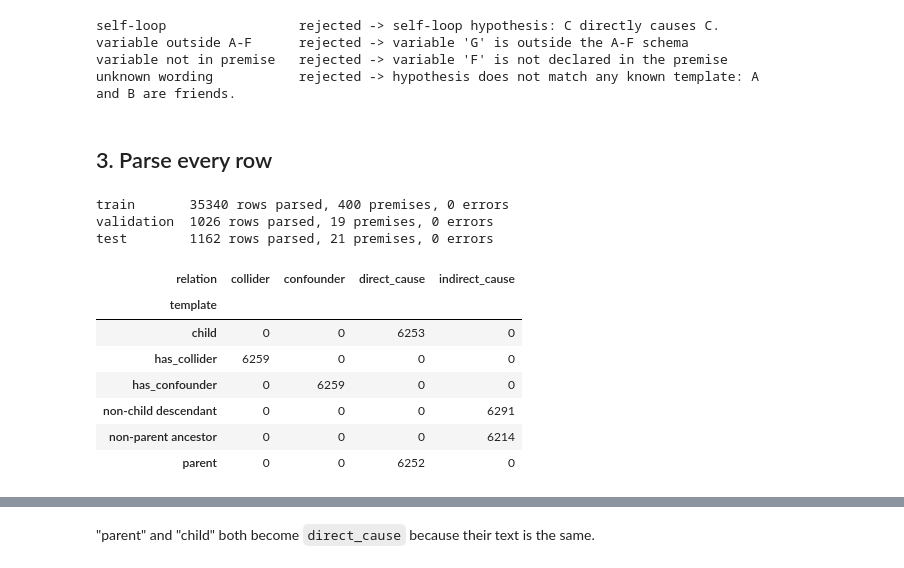
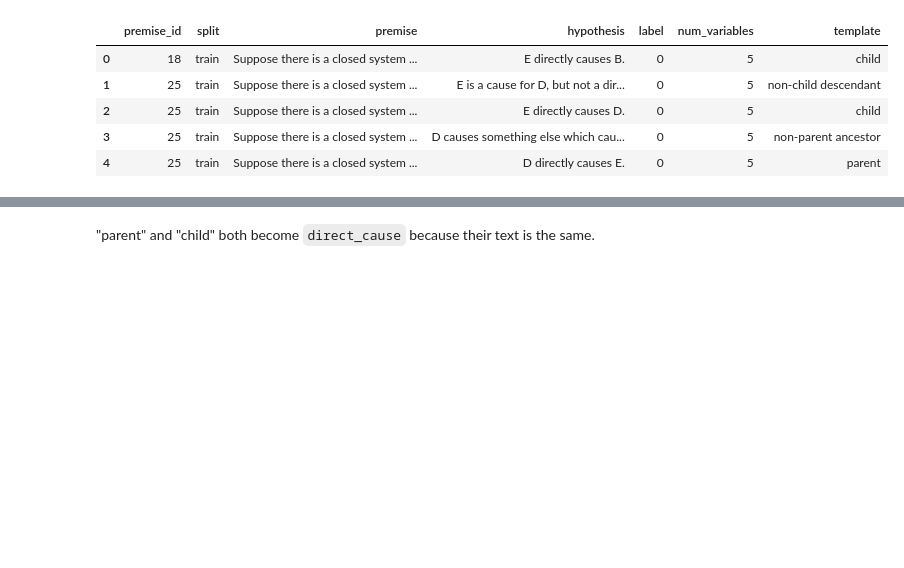
Before and after one commit to Jag2007/AI_ML_Project, a Jupyter notebook: notebooks/02_parser_pc.ipynb, the cells around one changed output, grey strips where cells are left out. Cells and saved outputs as stored; diff of their text form; code cells hidden in the pictures; blank space fills up the shorter version.

```diff
--- a/notebooks/02_parser_pc.ipynb
+++ b/notebooks/02_parser_pc.ipynb
@@ -48,47 +6,0 @@ Only the variables A–F are allowed and self-loops (A → A) are rejected. Some
-# %%
-broken = {
-    "self-loop": lambda: parse_hypothesis("C directly causes C."),
-    "variable outside A-F": lambda: parse_hypothesis("A directly causes G."),
-    "variable not in premise": lambda: parse_hypothesis("A directly causes F.", variables=facts.variables),
-    "unknown wording": lambda: parse_hypothesis("A and B are friends."),
-}
-for name, call in broken.items():
-    try:
-        call()
-        print(f"{name:<25} NOT caught")
-    except ParseError as err:
-        print(f"{name:<25} rejected -> {err}")
-# %% [output]
-self-loop                 rejected -> self-loop hypothesis: C directly causes C.
-variable outside A-F      rejected -> variable 'G' is outside the A-F schema
-variable not in premise   rejected -> variable 'F' is not declared in the premise
-unknown wording           rejected -> hypothesis does not match any known template: A and B are friends.
-# %% [markdown]
-## 3. Parse every row
-# %%
-parsed = {}
-for name, df in splits.items():
-    premises = {pid: parse_premise(p) for pid, p in zip(df["premise_id"], df["premise"])}
-    hyps = [parse_hypothesis(h, premises[pid].variables) for pid, h in zip(df["premise_id"], df["hypothesis"])]
-    parsed[name] = (premises, hyps)
-    print(f"{name:<11} {len(df)} rows parsed, {len(premises)} premises, 0 errors")
-# %% [output]
-train       35340 rows parsed, 400 premises, 0 errors
-validation  1026 rows parsed, 19 premises, 0 errors
-test        1162 rows parsed, 21 premises, 0 errors
-# %%
-# check: each dataset template maps to exactly one parsed relation
-check = pd.DataFrame({
-    "template": pd.concat([df["template"] for df in splits.values()], ignore_index=True),
-    "relation": [h.relation for _, hyps in parsed.values() for h in hyps],
-})
-pd.crosstab(check["template"], check["relation"])
-# %% [output]
-| relation | collider | confounder | direct_cause | indirect_cause |
-| template |  |  |  |  |
-| child | 0 | 0 | 6253 | 0 |
-| has_collider | 6259 | 0 | 0 | 0 |
-| has_confounder | 0 | 6259 | 0 | 0 |
-| non-child descendant | 0 | 0 | 0 | 6291 |
-| non-parent ancestor | 0 | 0 | 0 | 6214 |
-| parent | 0 | 0 | 6252 | 0 |
@@ -94,0 +21,15 @@ pd.crosstab(check["template"], check["relation"])
+# %%
+# ─── LOAD DATA ─────
+train = pd.read_csv("../data/processed/train.csv")
+validation = pd.read_csv("../data/processed/validation.csv")
+test = pd.read_csv("../data/processed/test.csv")
+
+data = pd.concat([train, validation, test], ignore_index=True)
+data.head()
+# %% [output]
+|  | premise_id | split | premise | hypothesis | label | num_variables | template |
+| 0 | 18 | train | Suppose there is a closed system ... | E directly causes B. | 0 | 5 | child |
+| 1 | 25 | train | Suppose there is a closed system ... | E is a cause for D, but not a dir... | 0 | 5 | non-child descendant |
+| 2 | 25 | train | Suppose there is a closed system ... | E directly causes D. | 0 | 5 | child |
+| 3 | 25 | train | Suppose there is a closed system ... | D causes something else which cau... | 0 | 5 | non-parent ancestor |
+| 4 | 25 | train | Suppose there is a closed system ... | D directly causes E. | 0 | 5 | parent |
```
Also changed, not shown: parts of 26 cells of this notebook, 3 other files.
